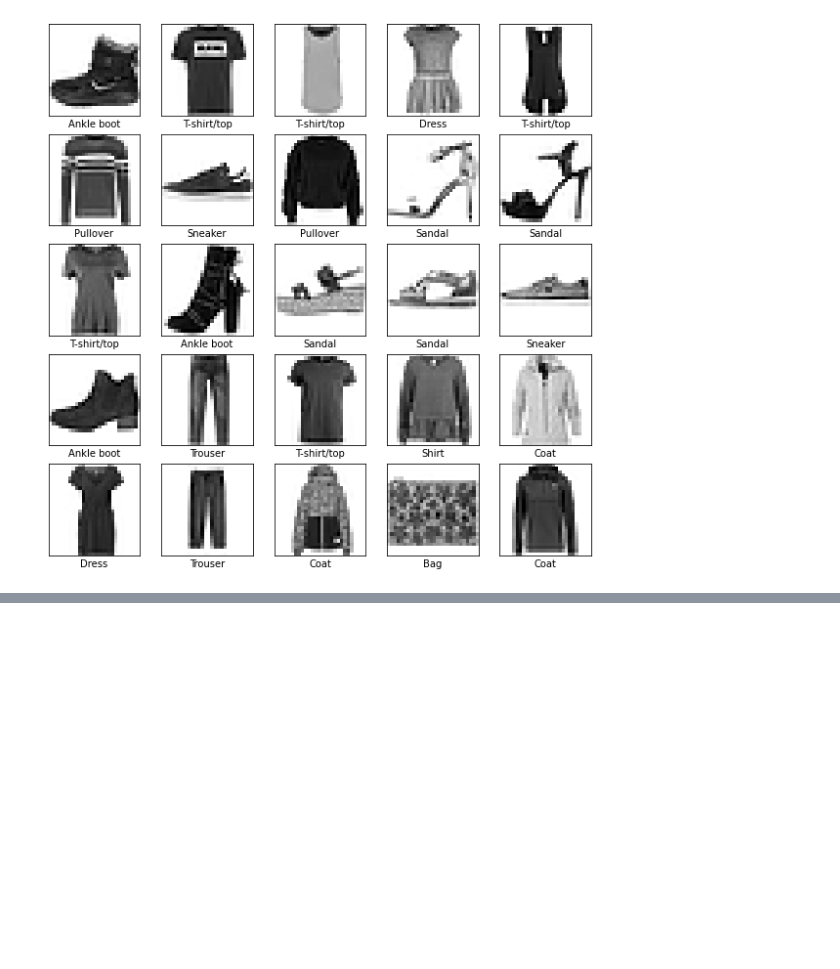
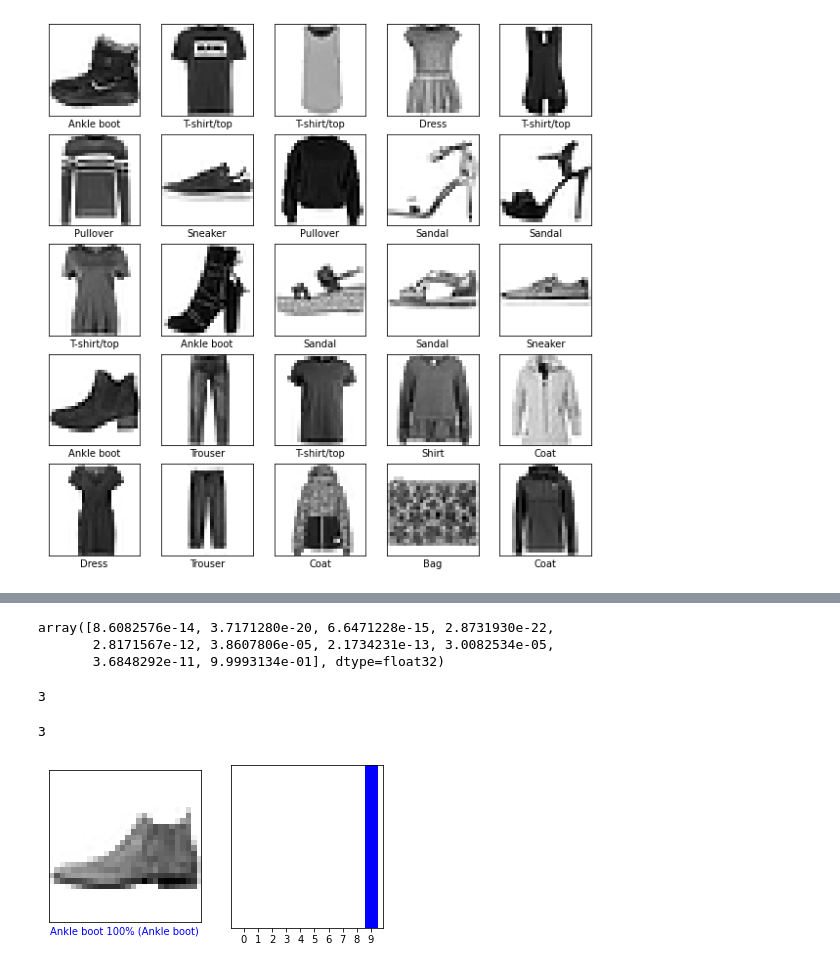
Before and after one commit to louisdtt/ML-MNIST-F, a Jupyter notebook: Notebook_MNIST_F.ipynb, the cells around one changed output, grey strips where cells are left out. Drawn from its saved outputs; the diff is of its cells as text; code cells hidden in the pictures; blank space fills up the shorter version.

```diff
--- a/Notebook_MNIST_F.ipynb
+++ b/Notebook_MNIST_F.ipynb
@@ -79,0 +106,66 @@ Test accuracy: 0.8852999806404114
+# %%
+probability_model = tf.keras.Sequential([model,
+                                         tf.keras.layers.Softmax()])
+# %%
+predictions = probability_model.predict(test_images)
+# %%
+# Value of confidence for each category
+
+predictions[0]
+# %% [output]
+array([8.6082576e-14, 3.7171280e-20, 6.6471228e-15, 2.8731930e-22,
+       2.8171567e-12, 3.8607806e-05, 2.1734231e-13, 3.0082534e-05,
+       3.6848292e-11, 9.9993134e-01], dtype=float32)
+# %%
+# Max value from above
+
+np.argmax(predictions[100])
+# %% [output]
+3
+# %%
+# Check if prediction is right
+
+test_labels[100]
+# %% [output]
+3
+# %%
+def plot_image(i, predictions_array, true_label, img):
+  true_label, img = true_label[i], img[i]
+  plt.grid(False)
+  plt.xticks([])
+  plt.yticks([])
+
+  plt.imshow(img, cmap=plt.cm.binary)
+
+  predicted_label = np.argmax(predictions_array)
+  if predicted_label == true_label:
+    color = 'blue'
+  else:
+    color = 'red'
+
+  plt.xlabel("{} {:2.0f}% ({})".format(class_names[predicted_label],
+                                100*np.max(predictions_array),
+                                class_names[true_label]),
+                                color=color)
+
+def plot_value_array(i, predictions_array, true_label):
+  true_label = true_label[i]
+  plt.grid(False)
+  plt.xticks(range(10))
+  plt.yticks([])
+  thisplot = plt.bar(range(10), predictions_array, color="#777777")
+  plt.ylim([0, 1])
+  predicted_label = np.argmax(predictions_array)
+
+  thisplot[predicted_label].set_color('red')
+  thisplot[true_label].set_color('blue')
+# %%
+i = 0
+plt.figure(figsize=(6,3))
+plt.subplot(1,2,1)
+plot_image(i, predictions[i], test_labels, test_images)
+plt.subplot(1,2,2)
+plot_value_array(i, predictions[i],  test_labels)
+plt.show()
+# %% [output]
+[figure, added]
```
Also changed, not shown: parts of 10 cells of this notebook.
